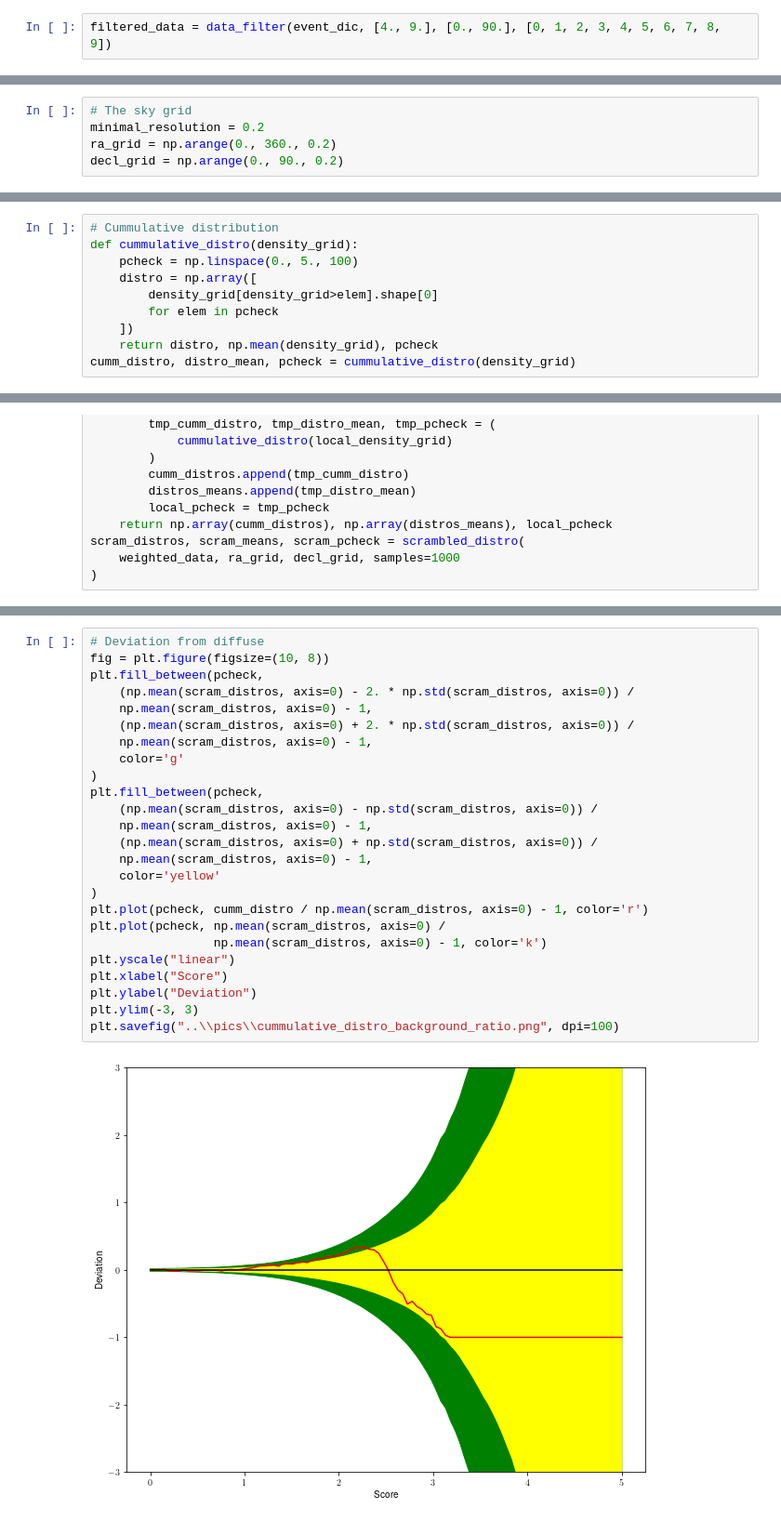
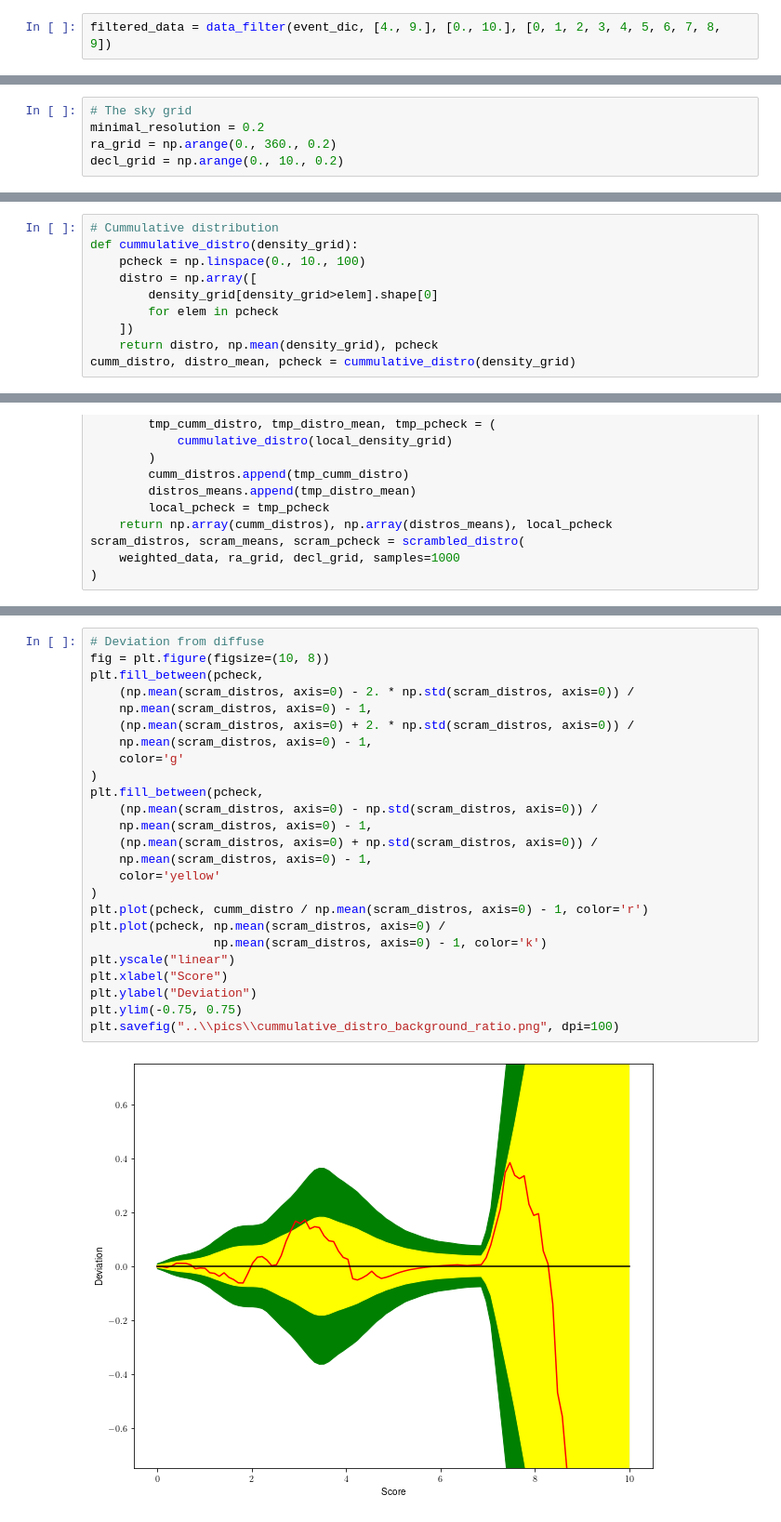
Before and after one commit to MeighenBergerS/dmpoint, a Jupyter notebook: notebooks/sky_hotspots_density.ipynb, the cells around one changed output, grey strips where cells are left out. Shown at 93% size. Drawn from its saved outputs; the diff is of its cells as text.

```diff
--- a/notebooks/sky_hotspots_density.ipynb
+++ b/notebooks/sky_hotspots_density.ipynb
@@ -115,7 +114,7 @@ def data_filter(event_dic, energy_range, angle_range, years):
         filtered_dic[year] = angle_filter_2
     return filtered_dic
 # %%
-filtered_data = data_filter(event_dic, [4., 9.], [0., 90.], [0, 1, 2, 3, 4, 5, 6, 7, 8, 9])
+filtered_data = data_filter(event_dic, [4., 9.], [0., 10.], [0, 1, 2, 3, 4, 5, 6, 7, 8, 9])
 # %%
 # Construct weighted events
 def weighted_events(event_dic, weight_func, years):
@@ -139,7 +138,7 @@ plt.scatter(weighted_data[:, 0], weighted_data[:, 1], s=0.5, alpha=weighted_data
 # The sky grid
 minimal_resolution = 0.2
 ra_grid = np.arange(0., 360., 0.2)
-decl_grid = np.arange(0., 90., 0.2)
+decl_grid = np.arange(0., 10., 0.2)
 # %%
 # Binning function
 def binning_function(event_dic, ra_grid, decl_grid):
@@ -200,7 +199,7 @@ plt.savefig("..\\pics\\heat_skymap.png", dpi=100)
 # %%
 # Cummulative distribution
 def cummulative_distro(density_grid):
-    pcheck = np.linspace(0., 5., 100)
+    pcheck = np.linspace(0., 10., 100)
     distro = np.array([
         density_grid[density_grid>elem].shape[0]
         for elem in pcheck
@@ -265,29 +264,29 @@ plt.savefig("..\\pics\\cummulative_distro_background.png", dpi=100)
 # %%
 # Deviation from diffuse
 fig = plt.figure(figsize=(10, 8))
 plt.fill_between(pcheck,
     (np.mean(scram_distros, axis=0) - 2. * np.std(scram_distros, axis=0)) /
     np.mean(scram_distros, axis=0) - 1,
     (np.mean(scram_distros, axis=0) + 2. * np.std(scram_distros, axis=0)) /
     np.mean(scram_distros, axis=0) - 1,
     color='g'
 )
 plt.fill_between(pcheck,
     (np.mean(scram_distros, axis=0) - np.std(scram_distros, axis=0)) /
     np.mean(scram_distros, axis=0) - 1,
     (np.mean(scram_distros, axis=0) + np.std(scram_distros, axis=0)) /
     np.mean(scram_distros, axis=0) - 1,
     color='yellow'
 )
 plt.plot(pcheck, cumm_distro / np.mean(scram_distros, axis=0) - 1, color='r')
 plt.plot(pcheck, np.mean(scram_distros, axis=0) /
                  np.mean(scram_distros, axis=0) - 1, color='k')
 plt.yscale("linear")
 plt.xlabel("Score")
 plt.ylabel("Deviation")
-plt.ylim(-3, 3)
+plt.ylim(-0.75, 0.75)
 plt.savefig("..\\pics\\cummulative_distro_background_ratio.png", dpi=100)
 # %% [output]
-[figure, old version]
+[figure, new version]
 # %%
 # Improving the comparison by including the position information of the skymap
```
Also changed, not shown: parts of 10 cells of this notebook, 4 other files.
